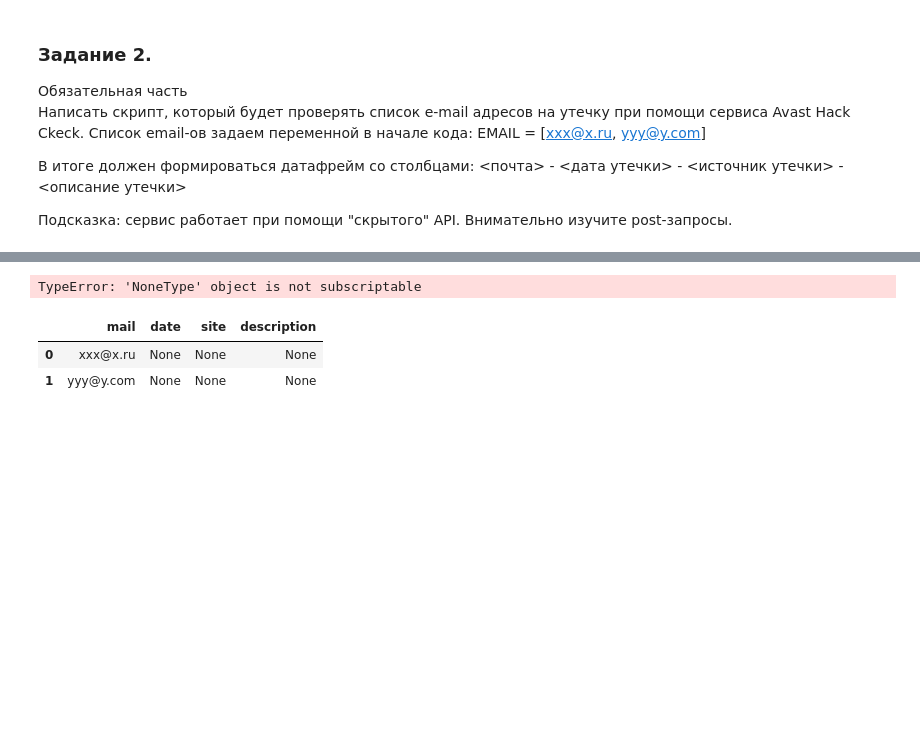
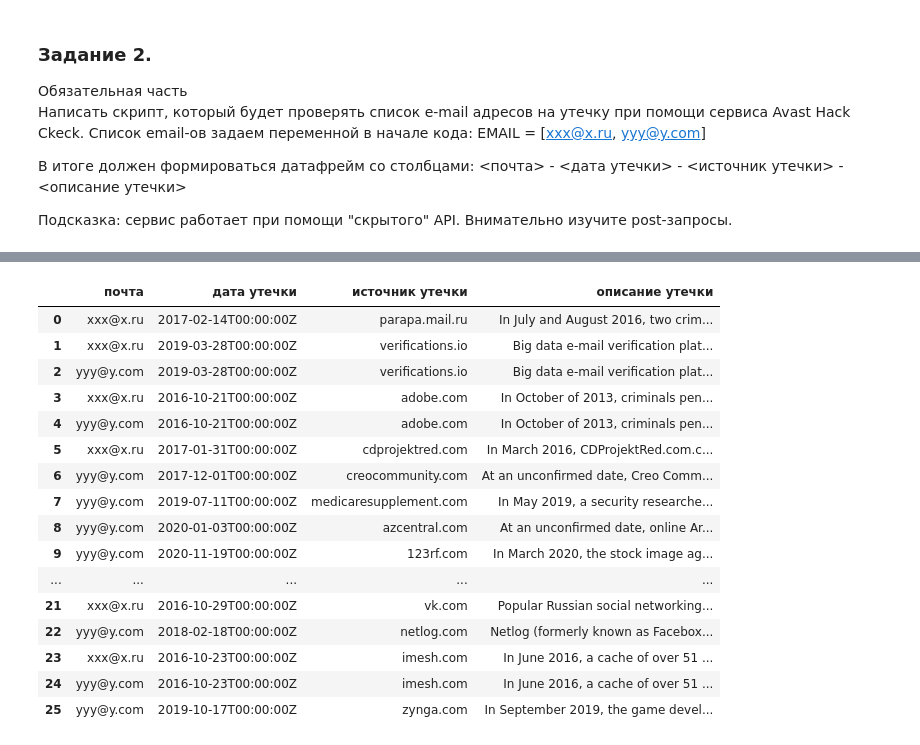
Before and after one commit to vnkorostelev/HomeTask, a Jupyter notebook: HomeTask_15_web-scraping_API.ipynb, the cells around one changed output, grey strips where cells are left out. Cells and saved outputs as stored; diff of their text form; code cells hidden in the pictures; blank space fills up the shorter version.

```diff
--- a/HomeTask_15_web-scraping_API.ipynb
+++ b/HomeTask_15_web-scraping_API.ipynb
@@ -102,6 +103,6 @@ params = {
     'emailAddresses': EMAIL
 }
 # %%
-res = requests.post(url,json = params,headers=headers)
+res = requests.post(url,data=json.dumps(params),headers=headers)
 # %%
 res.json()
@@ -108,49 +127,27 @@ res.json()
-# %%
-
-for email in EMAIL:
-    res = requests.post(url, data = email, headers = headers)
-    for leak in res.json()['biggest']:
-        df = pd.concat([df, pd.DataFrame([{ 'email'         : email,
-                                            'Дата '   : leak['publishDate'],
-                                            'Источник' : leak['site'],
-                                            'Описание'   : leak['description']
-                                                      }])])
-df.head()
-# %% [output]
-TypeError: 'NoneType' object is not subscriptable
-# %%
-def find_breaches(mail):
-
-    time.sleep(0.3)
-    json_mail = {'emailAddresses': [mail]}
-    req = requests.post(url, json = json_mail, headers = headers)
-    req_df = pd.DataFrame(req.json())
-
-    breaches_count = len(req_df.index)//2
-    mail_breaches_df = pd.DataFrame(columns=['mail', 'date', 'site', 'description'])
-
-    if breaches_count == 0:
-        row = {'mail': mail, 'date' : None, 'site' : None, 'description' : None}
-        mail_breaches_df = mail_breaches_df.append(pd.DataFrame([row]))
-    else:
-        for i in range(breaches_count):
-            br = req_df.iloc[i]['breaches']
-            publishDate = br['publishDate']
-            site = br['site']
-            description = br['description']
-            row = {'mail': mail, 'date' : publishDate, 'site' : site, 'description' : description}
-            mail_breaches_df = mail_breaches_df.append(pd.DataFrame([row]))
-
-    return mail_breaches_df
-
-breaches_df = pd.DataFrame(columns=['mail', 'date', 'site', 'description'])
-
-for mail in EMAIL:
-    mail_breaches_df = find_breaches(mail)
-    breaches_df = pd.concat([breaches_df, mail_breaches_df], ignore_index=True)
-
-breaches_df.head()
-# %% [output]
-|  | mail | date | site | description |
-| 0 | xxx@x.ru | None | None | None |
-| 1 | yyy@y.com | None | None | None |
+# %%
+df = pd.DataFrame(columns = ['почта', 'дата утечки', 'источник утечки', 'описание утечки'])
+
+for site, email_breaches in res.json()['data'].items():
+    for email, breaches in email_breaches.items():
+        for breach in breaches:
+            breach_info = res.json()['breaches'][str(breach['breachId'])]
+            df.loc[len(df)] = [email, breach_info['publishDate'], breach_info['site'], breach_info['description']]
+df
+# %% [output]
+|  | почта | дата утечки | источник утечки | описание утечки |
+| 0 | xxx@x.ru | 2017-02-14T00:00:00Z | parapa.mail.ru | In July and August 2016, two crim... |
+| 1 | xxx@x.ru | 2019-03-28T00:00:00Z | verifications.io | Big data e-mail verification plat... |
+| 2 | yyy@y.com | 2019-03-28T00:00:00Z | verifications.io | Big data e-mail verification plat... |
+| 3 | xxx@x.ru | 2016-10-21T00:00:00Z | adobe.com | In October of 2013, criminals pen... |
+| 4 | yyy@y.com | 2016-10-21T00:00:00Z | adobe.com | In October of 2013, criminals pen... |
+| 5 | xxx@x.ru | 2017-01-31T00:00:00Z | cdprojektred.com | In March 2016, CDProjektRed.com.c... |
+| 6 | yyy@y.com | 2017-12-01T00:00:00Z | creocommunity.com | At an unconfirmed date, Creo Comm... |
+| 7 | yyy@y.com | 2019-07-11T00:00:00Z | medicaresupplement.com | In May 2019, a security researche... |
+| 8 | yyy@y.com | 2020-01-03T00:00:00Z | azcentral.com | At an unconfirmed date, online Ar... |
+| 9 | yyy@y.com | 2020-11-19T00:00:00Z | 123rf.com | In March 2020, the stock image ag... |
+| ... | ... | ... | ... | ... |
+| 21 | xxx@x.ru | 2016-10-29T00:00:00Z | vk.com | Popular Russian social networking... |
+| 22 | yyy@y.com | 2018-02-18T00:00:00Z | netlog.com | Netlog (formerly known as Facebox... |
+| 23 | xxx@x.ru | 2016-10-23T00:00:00Z | imesh.com | In June 2016, a cache of over 51 ... |
+| 24 | yyy@y.com | 2016-10-23T00:00:00Z | imesh.com | In June 2016, a cache of over 51 ... |
+| 25 | yyy@y.com | 2019-10-17T00:00:00Z | zynga.com | In September 2019, the game devel... |
```
Also changed, not shown: parts of 2 cells of this notebook.
